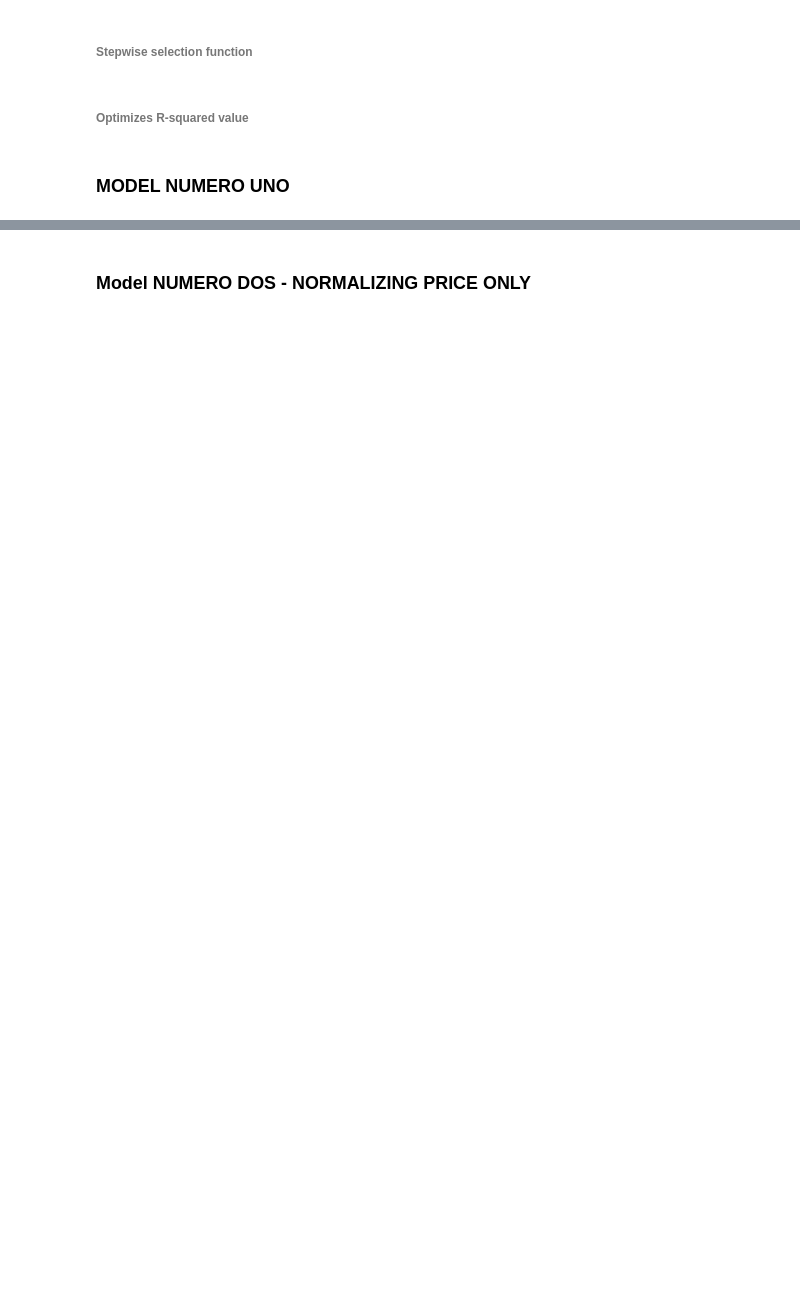
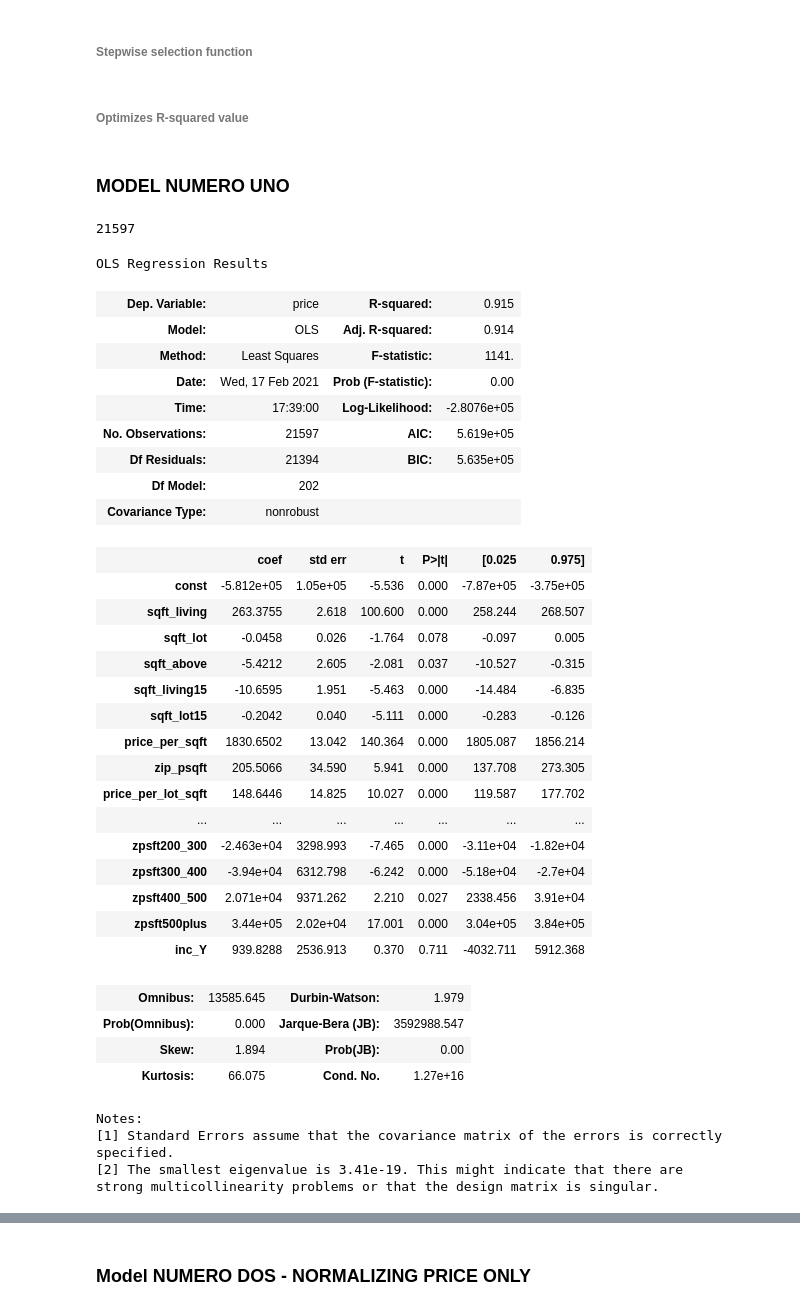
Before and after one commit to Luv2bnanook44/phase_2_project_quanggang, a Jupyter notebook: notebooks/jamie_notebook.ipynb, the cells around one changed output, grey strips where cells are left out. Cells and saved outputs as stored; diff of their text form; code cells hidden in the pictures; blank space fills up the shorter version.

```diff
--- a/notebooks/jamie_notebook.ipynb
+++ b/notebooks/jamie_notebook.ipynb
@@ -778,0 +859,7 @@ continuous = mod_df[['price', '']]
+# %%
+continuous = mod_df[['price', 'sqft_living', 'sqft_lot', 'sqft_above',
+                     'sqft_living15', 'sqft_lot15', 'price_per_sqft',
+                    'zip_psqft', 'price_per_lot_sqft']]
+# %%
+mod_df = pd.concat([continuous, bedrooms, bathrooms, seasons, wf, grade, in_city, yrbuilt,
+                    decades, fortyyr, months, floors, conditions, lc, inc], axis=1)
@@ -868,3 +966,7 @@ def forward_selected(data, response):
                                    ' + '.join(selected))
     model = smf.ols(formula, data).fit()
     return model
+# %%
+X = mod_df.drop(labels='price', axis=1)
+# %%
+Y = mod_df.price
@@ -871,2 +975,44 @@ def forward_selected(data, response):
 # %% [markdown]
 ### MODEL NUMERO UNO
+# %%
+len(Y)
+# %% [output]
+21597
+# %%
+model = sm.OLS(Y.astype(float), sm.add_constant(X.astype(float))).fit()
+model.summary()
+# %% [output]
+OLS Regression Results
+| Dep. Variable: | price | R-squared: | 0.915 |
+| Model: | OLS | Adj. R-squared: | 0.914 |
+| Method: | Least Squares | F-statistic: | 1141. |
+| Date: | Wed, 17 Feb 2021 | Prob (F-statistic): | 0.00 |
+| Time: | 17:39:00 | Log-Likelihood: | -2.8076e+05 |
+| No. Observations: | 21597 | AIC: | 5.619e+05 |
+| Df Residuals: | 21394 | BIC: | 5.635e+05 |
+| Df Model: | 202 |  |  |
+| Covariance Type: | nonrobust |  |  |
+|  | coef | std err | t | P>|t| | [0.025 | 0.975] |
+| const | -5.812e+05 | 1.05e+05 | -5.536 | 0.000 | -7.87e+05 | -3.75e+05 |
+| sqft_living | 263.3755 | 2.618 | 100.600 | 0.000 | 258.244 | 268.507 |
+| sqft_lot | -0.0458 | 0.026 | -1.764 | 0.078 | -0.097 | 0.005 |
+| sqft_above | -5.4212 | 2.605 | -2.081 | 0.037 | -10.527 | -0.315 |
+| sqft_living15 | -10.6595 | 1.951 | -5.463 | 0.000 | -14.484 | -6.835 |
+| sqft_lot15 | -0.2042 | 0.040 | -5.111 | 0.000 | -0.283 | -0.126 |
+| price_per_sqft | 1830.6502 | 13.042 | 140.364 | 0.000 | 1805.087 | 1856.214 |
+| zip_psqft | 205.5066 | 34.590 | 5.941 | 0.000 | 137.708 | 273.305 |
+| price_per_lot_sqft | 148.6446 | 14.825 | 10.027 | 0.000 | 119.587 | 177.702 |
+| ... | ... | ... | ... | ... | ... | ... |
+| zpsft200_300 | -2.463e+04 | 3298.993 | -7.465 | 0.000 | -3.11e+04 | -1.82e+04 |
+| zpsft300_400 | -3.94e+04 | 6312.798 | -6.242 | 0.000 | -5.18e+04 | -2.7e+04 |
+| zpsft400_500 | 2.071e+04 | 9371.262 | 2.210 | 0.027 | 2338.456 | 3.91e+04 |
+| zpsft500plus | 3.44e+05 | 2.02e+04 | 17.001 | 0.000 | 3.04e+05 | 3.84e+05 |
+| inc_Y | 939.8288 | 2536.913 | 0.370 | 0.711 | -4032.711 | 5912.368 |
+| Omnibus: | 13585.645 | Durbin-Watson: | 1.979 |
+| Prob(Omnibus): | 0.000 | Jarque-Bera (JB): | 3592988.547 |
+| Skew: | 1.894 | Prob(JB): | 0.00 |
+| Kurtosis: | 66.075 | Cond. No. | 1.27e+16 |
+Notes:
+[1] Standard Errors assume that the covariance matrix of the errors is correctly specified.
+[2] The smallest eigenvalue is 3.41e-19. This might indicate that there are
+strong multicollinearity problems or that the design matrix is singular.
```
Also changed, not shown: parts of 20 cells of this notebook.
